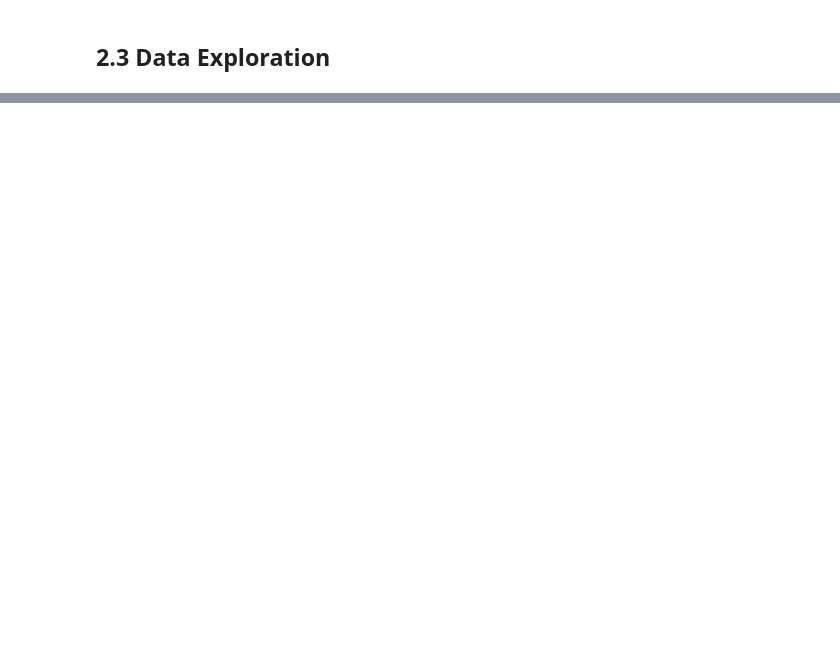
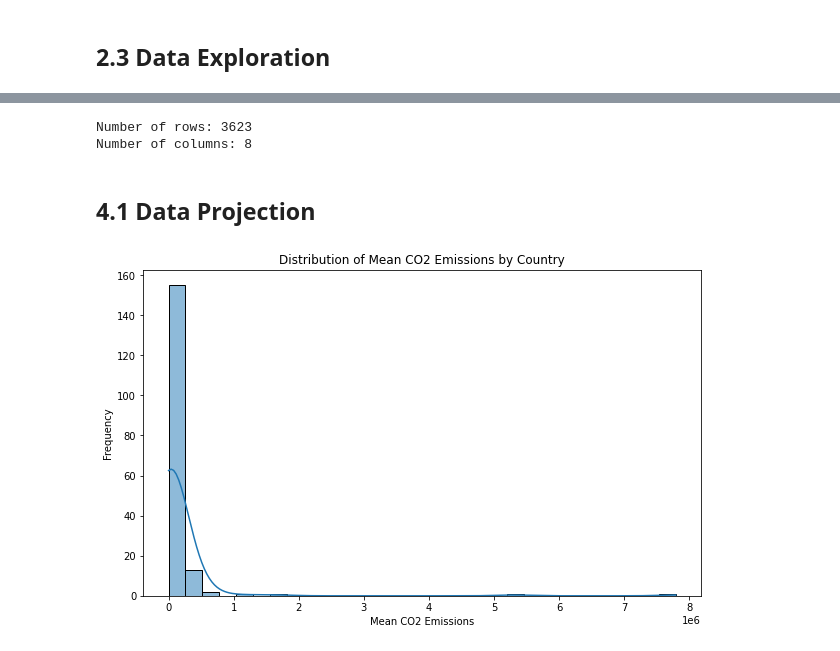
Before and after one commit to CarinaQi/CO2-Emissions-CRISP-DM, a Jupyter notebook: Spark DataFrame - Basics.ipynb, the cells around one changed output, grey strips where cells are left out. Drawn from its saved outputs; the diff is of its cells as text; code cells hidden in the pictures; blank space fills up the shorter version.

Commit message:
Data Transformation

```diff
--- a/Spark DataFrame - Basics.ipynb
+++ b/Spark DataFrame - Basics.ipynb
@@ -360,0 +440,6 @@ sorted_abs_correlation_df.show(truncate=False)
+# %%
+# Rename columns
+df2_new = df2.withColumnRenamed("Entity", "Countries")
+
+# Show the DataFrame with renamed columns
+df2_new.show(truncate=False)
@@ -360,0 +503,6 @@ sorted_abs_correlation_df.show(truncate=False)
+# %%
+# Construct the new attribute
+df_new4 = df_new3.withColumn("Annual_gdp", col("Density(P/Km2)") * col("Land Area(Km2)") * col("gdp_per_capita"))
+
+# Show the DataFrame with the new column
+df_new4.show(truncate=False)
@@ -360,0 +579,13 @@ sorted_abs_correlation_df.show(truncate=False)
+# %%
+# Drop rows with missing CO2 emissions values
+df_new = final_df.dropna(subset=["Value_co2_emissions_kt_by_country"])
+
+stats_df = df_new.describe()
+# Convert Spark DataFrame to Pandas DataFrame
+stats_pd = stats_df.toPandas()
+
+# Transpose the Pandas DataFrame
+transposed_stats_pd = stats_pd.transpose()
+
+# Display the transposed DataFrame
+display(transposed_stats_pd)
@@ -360,0 +665,5 @@ sorted_abs_correlation_df.show(truncate=False)
+# %%
+df_new = df_new.drop("Density(P/Km2)", "gdp_growth", "gdp_per_capita", "Renewable energy share in the total final energy consumption (%)", "Access to electricity (% of population)")
+
+# Show the DataFrame with the new column
+df_new.show(truncate=False)
@@ -360,0 +688,27 @@ sorted_abs_correlation_df.show(truncate=False)
+# %%
+num_rows = df_new.count()
+print(f"Number of rows: {num_rows}")
+
+num_columns = len(df_new.columns)
+print(f"Number of columns: {num_columns}")
+# %% [output]
+Number of rows: 3623
+Number of columns: 8
+# %% [markdown]
+## 4.1	Data Projection
+# %%
+# Group by country and calculate the mean CO2 emissions
+mean_co2_df = df_new.groupBy("Countries").agg(avg(col("Value_co2_emissions_kt_by_country")).alias("Mean_CO2_Emissions"))
+
+# Convert to Pandas DataFrame for plotting
+mean_co2_pd = mean_co2_df.toPandas()
+
+# Plot the distribution of mean CO2 emissions
+plt.figure(figsize=(10, 6))
+sns.histplot(mean_co2_pd["Mean_CO2_Emissions"], bins=30, kde=True)
+plt.title("Distribution of Mean CO2 Emissions by Country")
+plt.xlabel("Mean CO2 Emissions")
+plt.ylabel("Frequency")
+plt.show()
+# %% [output]
+[figure, added]
```
Also changed, not shown: parts of 47 cells of this notebook.
